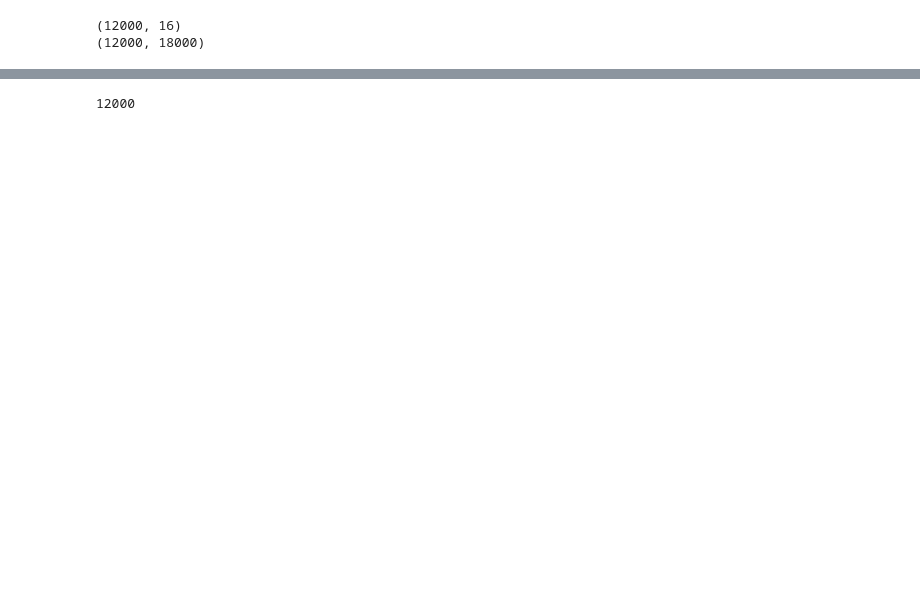
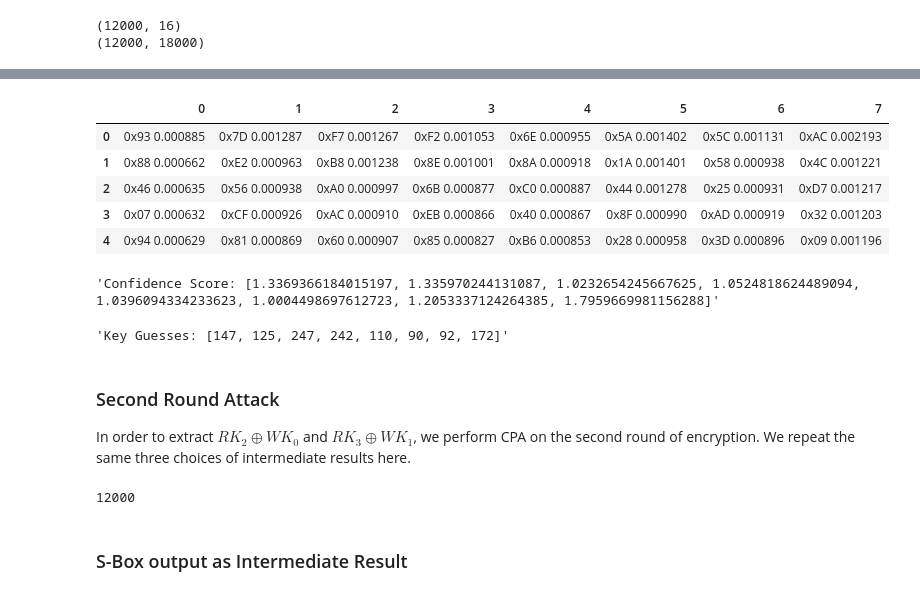
Before and after one commit to aklsh/CS6630, a Jupyter notebook: A2/src/clefia_CPA.ipynb, the cells around one changed output, grey strips where cells are left out. Cells and saved outputs as stored; diff of their text form; code cells hidden in the pictures; blank space fills up the shorter version.

Commit message:
added key points in ipynb

```diff
--- a/A2/src/clefia_CPA.ipynb
+++ b/A2/src/clefia_CPA.ipynb
@@ -597,3 +727,71 @@ Intermediate Value = output of first round ^ keyGuess
+# %%
+#for i in range(0, 16):
+printable = []
+
+for i in [0, 1, 2, 3, 8, 9, 10, 11]:
+    temp = []
+    for keyByte in tqdm(range(0, 256)):
+        for traceNum in range(activeTraces):
+            if (i == 0):
+                interVal = tf00(textInp[traceNum, i] ^ keyByte)
+            elif (i == 1):
+                interVal = tf01(textInp[traceNum, i] ^ keyByte)
+            elif (i == 2):
+                interVal = tf02(textInp[traceNum, i] ^ keyByte)
+            elif (i == 3):
+                interVal = tf03(textInp[traceNum, i] ^ keyByte)
+            elif (i == 8):
+                interVal = tf10(textInp[traceNum, i] ^ keyByte)
+            elif (i == 9):
+                interVal = tf11(textInp[traceNum, i] ^ keyByte)
+            elif (i == 10):
+                interVal = tf12(textInp[traceNum, i] ^ keyByte)
+            elif (i == 11):
+                interVal = tf13(textInp[traceNum, i] ^ keyByte)
+            else:
+                interVal = intermediate_xor(textInp[traceNum, i], keyByte)
+            #HWmatrix[traceNum, keyByte] = HW[interVal]
+            HWmatrix[traceNum, keyByte] = bin(interVal).count("1")
+
+        #for tracePoint in range(startPoint + i*winStride, startPoint + i*winStride + winSize):
+        hwvec = HWmatrix[:activeTraces, keyByte]
+        pTrace = powerTrace[:activeTraces, startPoint:endPoint]
+        corrScore[i, keyByte, startPoint:endPoint] = [np.abs(linregress(hwvec, pTrace[:, point]).slope) \
+                                                      for point in range(endPoint - startPoint)]
+        temp.append((keyByte, np.max(corrScore[i, keyByte])))
+
+    maxScoreVec = corrScore[i].max(axis=1)    #maxScore across tracePoints for each guess
+    top5idx = maxScoreVec.argsort()[-5:]
+    confScore.append(maxScoreVec[top5idx][-1] / maxScoreVec[top5idx][-2])
+    guessTop5.append(("Byte Number: {}".format(i), "Top-5 Indices: {}".format(top5idx), "Top-5 Corr Scores: {}".format(maxScoreVec[top5idx])))
+    keyGuess.append(top5idx[-1])
+
+#    clear_output(wait=True)  # clear the previous output
+#    display(guessTop5)
+#    display("Top-5 correlations for Byte {} at points: {}".format(i, corrScore[i].argmax(axis=1)[top5idx]))
+#    display("Confidence Score: {}".format(confScore), "Key Guesses: {}".format(keyGuess))
+
+    temp.sort(key = lambda x: -x[1])  # sort temp by dom value
+    printable.append(temp)  # add the data in list
+    df = pd.DataFrame(printable).transpose()
+
+    clear_output(wait=True)  # clear the previous output
+    display(df.head().style.format(format_stat).apply(color_corr_key, axis=0))  # display the current status
+
+display("Confidence Score: {}".format(confScore), "Key Guesses: {}".format(keyGuess))
+# %% [output]
+|  | 0 | 1 | 2 | 3 | 4 | 5 | 6 | 7 |
+| 0 | 0x93 0.000885 | 0x7D 0.001287 | 0xF7 0.001267 | 0xF2 0.001053 | 0x6E 0.000955 | 0x5A 0.001402 | 0x5C 0.001131 | 0xAC 0.002193 |
+| 1 | 0x88 0.000662 | 0xE2 0.000963 | 0xB8 0.001238 | 0x8E 0.001001 | 0x8A 0.000918 | 0x1A 0.001401 | 0x58 0.000938 | 0x4C 0.001221 |
+| 2 | 0x46 0.000635 | 0x56 0.000938 | 0xA0 0.000997 | 0x6B 0.000877 | 0xC0 0.000887 | 0x44 0.001278 | 0x25 0.000931 | 0xD7 0.001217 |
+| 3 | 0x07 0.000632 | 0xCF 0.000926 | 0xAC 0.000910 | 0xEB 0.000866 | 0x40 0.000867 | 0x8F 0.000990 | 0xAD 0.000919 | 0x32 0.001203 |
+| 4 | 0x94 0.000629 | 0x81 0.000869 | 0x60 0.000907 | 0x85 0.000827 | 0xB6 0.000853 | 0x28 0.000958 | 0x3D 0.000896 | 0x09 0.001196 |
+'Confidence Score: [1.3369366184015197, 1.335970244131087, 1.0232654245667625, 1.0524818624489094, 1.0396094334233623, 1.0004498697612723, 1.2053337124264385, 1.7959669981156288]'
+'Key Guesses: [147, 125, 247, 242, 110, 90, 92, 172]'
+# %% [markdown]
+### Second Round Attack
+
+In order to extract $RK_2 \oplus WK_0$ and $RK_3 \oplus WK_1$, we perform CPA on the second round of encryption. We repeat the same three choices of intermediate results here.
 # %%
 # CPA at T-table output:
 def tf00(inp):
@@ -667,4 +853,6 @@ HWmatrix = np.zeros((totTraces, 256), dtype= np.uint8)
 corrScore = np.zeros((16, 256, numPoints))
 # %% [output]
 12000
+# %% [markdown]
+### S-Box output as Intermediate Result
 # %%
```
Also changed, not shown: parts of 50 cells of this notebook, 1 other file.
